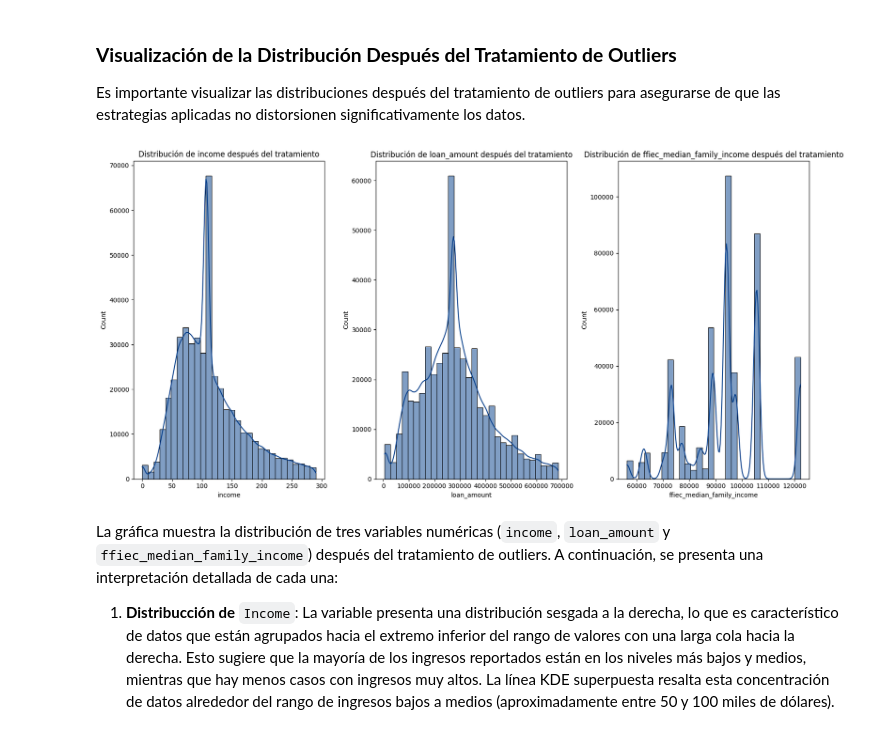
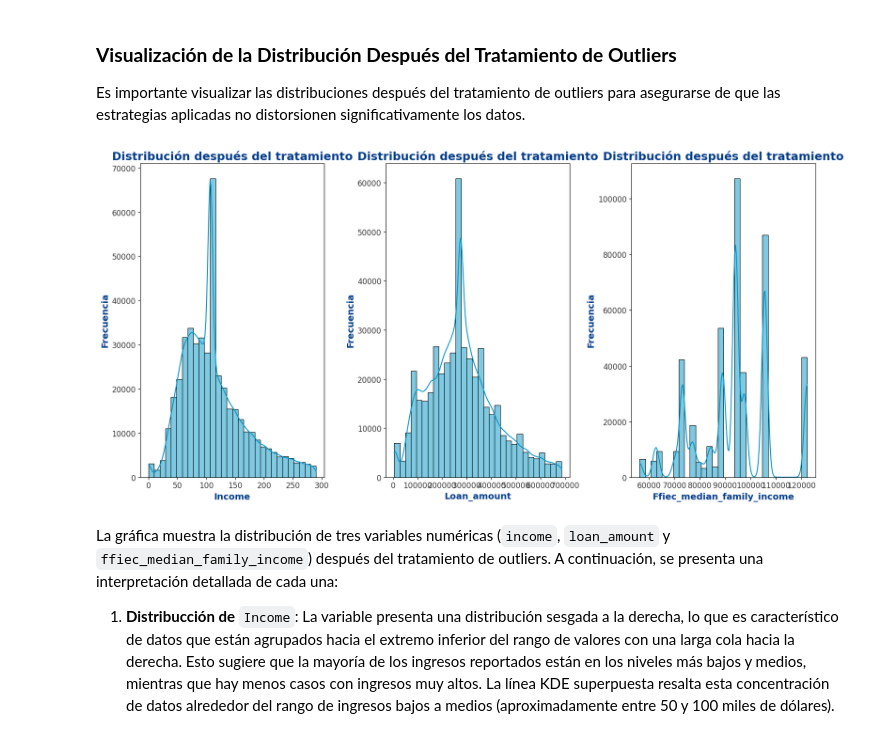
Before and after one commit to zharicks/EDA, a Jupyter notebook: _sources/EDA.ipynb, the cells around one changed output. Saved outputs shown, nothing was run; the diff lists cells and outputs as text; code cells hidden in the pictures.

```diff
--- a/_sources/EDA.ipynb
+++ b/_sources/EDA.ipynb
@@ -844,12 +856,19 @@ Los diagramas de caja, o *boxplots*, son una herramienta gráfica ampliamente ut
 # %%
 NumVars = ['income', 'loan_amount', 'ffiec_median_family_income']
 
-plt.figure(figsize=(15, 5))
+plt.figure(figsize=(18, 6))
+
 for i, var in enumerate(NumVars, 1):
     plt.subplot(1, 3, i)
-    sns.boxplot(x=Dataset[var], color= "#023e8a")
-    plt.title(f'Boxplot de {var}')
-    plt.xlabel(var)
+    sns.boxplot(x=Dataset[var], color="#023e8a")
+
+    plt.title(f'Boxplot de {var.capitalize()}', fontsize=18, weight='bold', color='#023e8a')
+
+    plt.xlabel(var.capitalize(), fontsize=14, weight='bold', color='#023e8a')
+    plt.xticks(fontsize=12, color='#3B3B3B')
+    plt.yticks(fontsize=12, color='#3B3B3B')
+
 plt.tight_layout()
+
 plt.show()
 # %% [output]
@@ -948,16 +967,27 @@ for var in NumVars:
 
 Es importante visualizar las distribuciones después del tratamiento de outliers para asegurarse de que las estrategias aplicadas no distorsionen significativamente los datos.
 # %%
+NumVars = ['income', 'loan_amount', 'ffiec_median_family_income']
+
 plt.figure(figsize=(16, 8))
+
 for i, var in enumerate(NumVars, 1):
     plt.subplot(1, 3, i)
-    sns.histplot(Dataset[var], bins=30, kde=True, color='#023e8a')
-    plt.title(f'Distribución de {var} después del tratamiento')
-    plt.xlabel(var)
+    sns.histplot(Dataset[var], bins=30, kde=True, color='#0096c7')
+
+    plt.title(f'Distribución después del tratamiento', fontsize=18, weight='bold', color='#023e8a')
+
+    plt.xlabel(var.capitalize(), fontsize=14, weight='bold', color='#023e8a')
+    plt.ylabel('Frecuencia', fontsize=14, weight='bold', color='#023e8a')
+
+    plt.xticks(fontsize=12, color='#3B3B3B')
+    plt.yticks(fontsize=12, color='#3B3B3B')
+
 plt.tight_layout()
+
 plt.show()
 # %% [output]
-[figure, old version]
+[figure, new version]
 # %% [markdown]
 La gráfica muestra la distribución de tres variables numéricas (`income`, `loan_amount` y `ffiec_median_family_income`) después del tratamiento de outliers. A continuación, se presenta una interpretación detallada de cada una:
 
```
Also changed, not shown: parts of 9 cells of this notebook, 9 other files.
